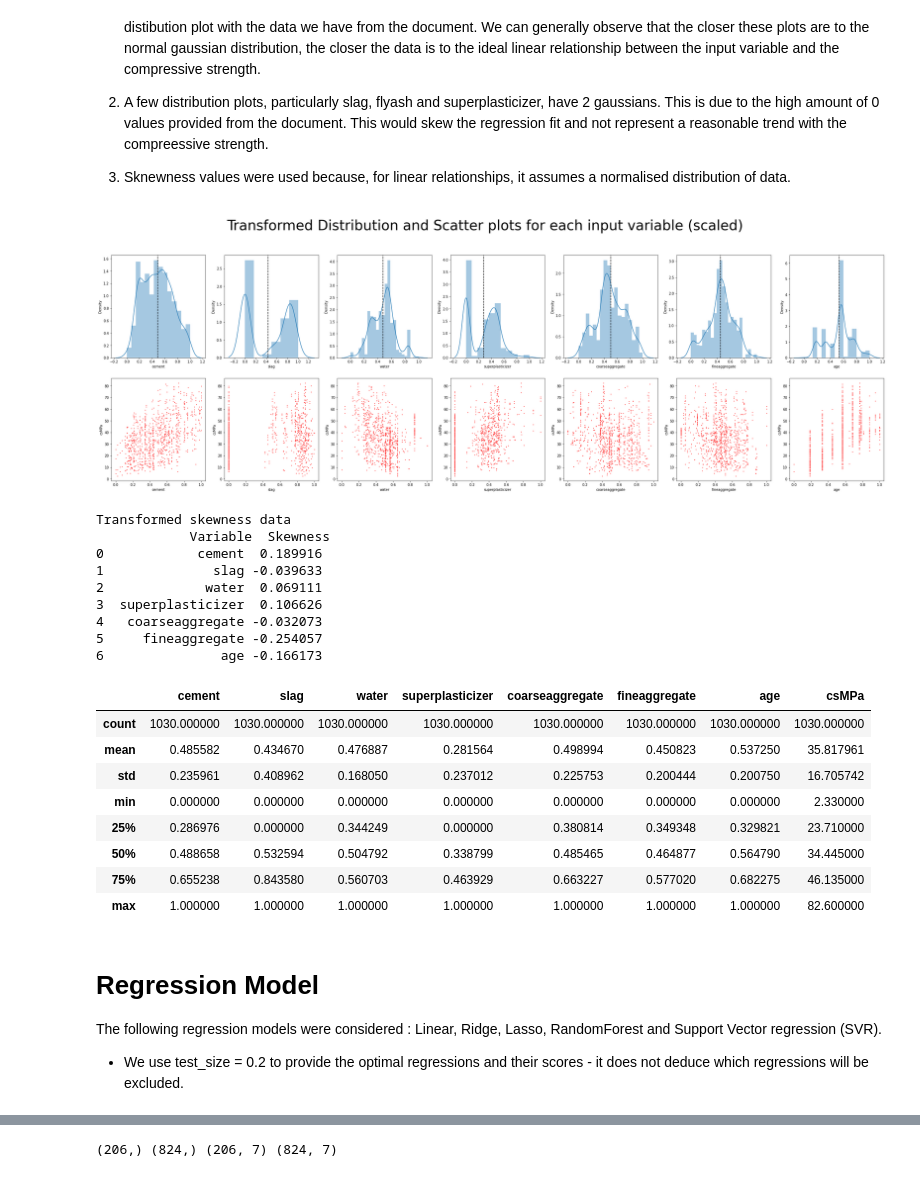
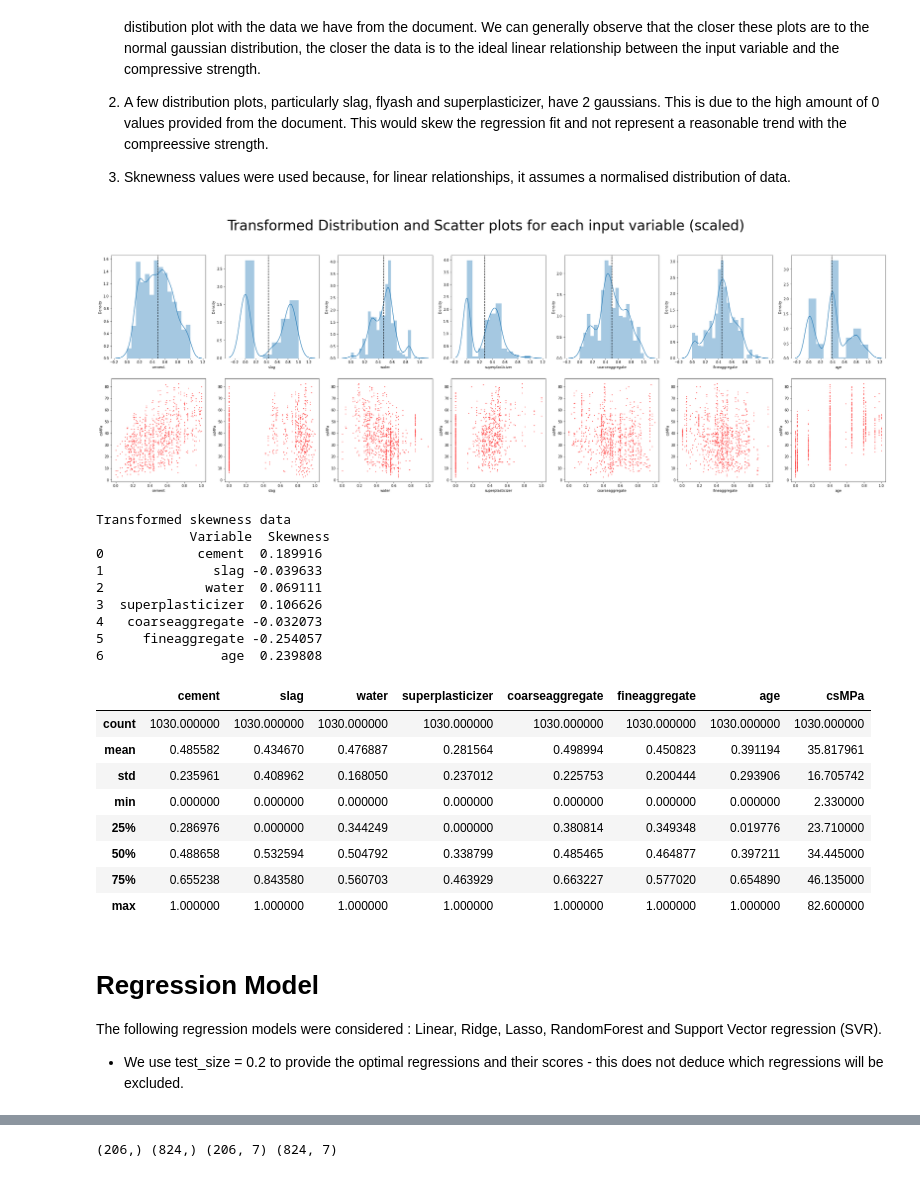
Before and after one commit to ryannduma/Concrete-Coding-Challenge, a Jupyter notebook: Computing challenge draft 4 Mervyn.ipynb, the cells around one changed output, grey strips where cells are left out. Saved outputs shown, nothing was run; the diff lists cells and outputs as text; code cells hidden in the pictures.

```diff
--- a/Computing challenge draft 4 Mervyn.ipynb
+++ b/Computing challenge draft 4 Mervyn.ipynb
@@ -58,24 +58,33 @@ class PreProcessing:
             for variable in self.data.columns[:-1]:
                 self.data[variable].fillna(self.data[variable].mean(), inplace = True)
 
-            # Handle variables with irregular Gaussian patterns.
-            '''for col in ['slag', 'flyash', 'superplasticizer']:
-                mask = self.data[col] == 0
-                mean_csMPa_for_zeros = self.data[mask]['csMPa'].mean()      # Calculate mean csMPa for rows with 0 in these columns
-                self.data.loc[mask, 'csMPa'] = mean_csMPa_for_zeros         # Assign mean csMPa to those rows
-                self.data[col].fillna(self.data[col].mean(), inplace=True)  # Fill remaining NaNs with mean'''
-
         elif method == 'median':
             for variable in self.data.columns[:-1]:
                 self.data[variable].fillna(self.data[variable].median(), inplace = True)
 
-        # **This to check**
         elif method == 'knn':
+            data = self.data.values
+            # split into input and output elements
+            ix = [i for i in range(data.shape[1]) if i != 8]
+            X, y = data[:, ix], data[:, 8]
+            # print total missing
+            print('Total Data Values Missing: %d' % sum(np.isnan(X).flatten()))
+            # define imputer
             imputer = KNNImputer()
-            self.data = pd.DataFrame(imputer.fit_transform(self.data), columns=self.data.columns)
+            # fit on the dataset
+            imputer.fit(X)
+            # transform the dataset
+            Xtrans = imputer.transform(X)
+            # print total missing
+            print('Total Data Values Missing after imputing KNN: %d' % sum(np.isnan(Xtrans).flatten()))
+            df= pd.DataFrame(Xtrans)
+            df.insert(len(df.columns), 'csMPa', y)
+            df.columns = self.data.columns
+            self.data = df
 
         else:
             raise ValueError("Invalid imputation method.")
+
         return self.data
 
     def RemoveNaN (self) -> pd.DataFrame:
@@ -89,7 +98,7 @@ class PreProcessing:
         trandata['cement'] = trandata['cement'].apply(lambda x: np.sqrt(x))
         trandata['slag'] = trandata['slag'].apply(lambda x:np.log(x+1))
         trandata['superplasticizer'] = trandata['superplasticizer'].apply(lambda x: np.sqrt(x**(4/3)))
-        trandata['age'] = np.log(trandata['age'])
+        trandata['age'] = np.exp(1-(28/trandata['age']))
 
         #trandata['flyash'] = trandata['flyash'].apply(lambda x:np.log(x+1))
         #trandata['water'] = trandata['water'].apply(lambda x: 1/np.sqrt(x))
@@ -101,7 +110,7 @@ checkNaNs = PreProcessing(filename).checkNaN()
 print(checkNaNs)
 
 '''For reference, preprocessed: CD = Concrete Data and TCD = Transformed Concrete Data'''
-CD = PreProcessing(filename).FillNaN('mean')
+CD = PreProcessing(filename).FillNaN('knn')
 CD.describe()
 # %% [output]
 cement               0
@@ -221,32 +232,30 @@ Looking at all the evidence (correlation matrix, distribution plots, scatter gra
 3. Sknewness values were used because, for linear relationships, it assumes a normalised distribution of data.
 # %%
 TCD.iloc[:,:-1] = scaler.fit_transform(TCD.iloc[:,:-1])
-columns_to_drop = ['flyash']
-columns_to_drop = [col for col in columns_to_drop if col in TCD.columns] # Check if columns exist
-TCD.drop(columns_to_drop, axis=1, inplace=True) # Removes the columns that were transformed.
+TCD.drop('flyash', axis=1, inplace=True)    # Removes the columns that were transformed.
 
 df = {'Variable': [], 'Skewness': []}
 fig, axs = plt.subplots(2, (len(TCD.columns)-1), figsize=(40, 12))
 fig.suptitle('Transformed Distribution and Scatter plots for each input variable (scaled)', y = 1, fontsize = 40)
 
 for i, input in enumerate(TCD.columns[:-1]):
     df['Variable'].append(input)
 
     sns.distplot(TCD[input], ax=axs[0, i])
     axs[0,i].axvline(TCD[input].mean(),linestyle="dashed",label="mean", color='black')
     df['Skewness'].append(skew(TCD[input]))
 
     sns.scatterplot(x=TCD[input], y=TCD['csMPa'], ax=axs[1, i], color = 'red', s = 5)
     #m,b = np.polyfit(TCD[input], TCD['csMPa'], 1)
     #axs[1,i].plot(TCD[input], m*TCD[input] + b, color='black', linestyle= 'dashed')
 
 #plt.tight_layout()
 plt.show()
 
 print('Transformed skewness data\n', pd.DataFrame(df))
 TCD.describe() # Shows the general statistics of the scaled TCD data for each variable.
 # %% [output]
-[figure, old version]
+[figure, new version]
 Transformed skewness data
             Variable  Skewness
 0            cement  0.189916
@@ -255,20 +264,20 @@ Transformed skewness data
 3  superplasticizer  0.106626
 4   coarseaggregate -0.032073
 5     fineaggregate -0.254057
-6               age -0.166173
+6               age  0.239808
 |  | cement | slag | water | superplasticizer | coarseaggregate | fineaggregate | age | csMPa |
 | count | 1030.000000 | 1030.000000 | 1030.000000 | 1030.000000 | 1030.000000 | 1030.000000 | 1030.000000 | 1030.000000 |
-| mean | 0.485582 | 0.434670 | 0.476887 | 0.281564 | 0.498994 | 0.450823 | 0.537250 | 35.817961 |
-| std | 0.235961 | 0.408962 | 0.168050 | 0.237012 | 0.225753 | 0.200444 | 0.200750 | 16.705742 |
+| mean | 0.485582 | 0.434670 | 0.476887 | 0.281564 | 0.498994 | 0.450823 | 0.391194 | 35.817961 |
+| std | 0.235961 | 0.408962 | 0.168050 | 0.237012 | 0.225753 | 0.200444 | 0.293906 | 16.705742 |
 | min | 0.000000 | 0.000000 | 0.000000 | 0.000000 | 0.000000 | 0.000000 | 0.000000 | 2.330000 |
-| 25% | 0.286976 | 0.000000 | 0.344249 | 0.000000 | 0.380814 | 0.349348 | 0.329821 | 23.710000 |
-| 50% | 0.488658 | 0.532594 | 0.504792 | 0.338799 | 0.485465 | 0.464877 | 0.564790 | 34.445000 |
-| 75% | 0.655238 | 0.843580 | 0.560703 | 0.463929 | 0.663227 | 0.577020 | 0.682275 | 46.135000 |
+| 25% | 0.286976 | 0.000000 | 0.344249 | 0.000000 | 0.380814 | 0.349348 | 0.019776 | 23.710000 |
+| 50% | 0.488658 | 0.532594 | 0.504792 | 0.338799 | 0.485465 | 0.464877 | 0.397211 | 34.445000 |
+| 75% | 0.655238 | 0.843580 | 0.560703 | 0.463929 | 0.663227 | 0.577020 | 0.654890 | 46.135000 |
 | max | 1.000000 | 1.000000 | 1.000000 | 1.000000 | 1.000000 | 1.000000 | 1.000000 | 82.600000 |
 # %% [markdown]
 # **Regression Model**
 The following regression models were considered : Linear, Ridge, Lasso, RandomForest and Support Vector regression (SVR).
-- We use test_size = 0.2 to provide the optimal regressions and their scores - it does not deduce which regressions will be excluded.
+- We use test_size = 0.2 to provide the optimal regressions and their scores - this does not deduce which regressions will be excluded.
 # %%
 # Splitting the DataFrame into training and testing sets using sklearn's train_test_split function.
 X = TCD.iloc[:,:-1].to_numpy()
```
Also changed, not shown: parts of 26 cells of this notebook.
